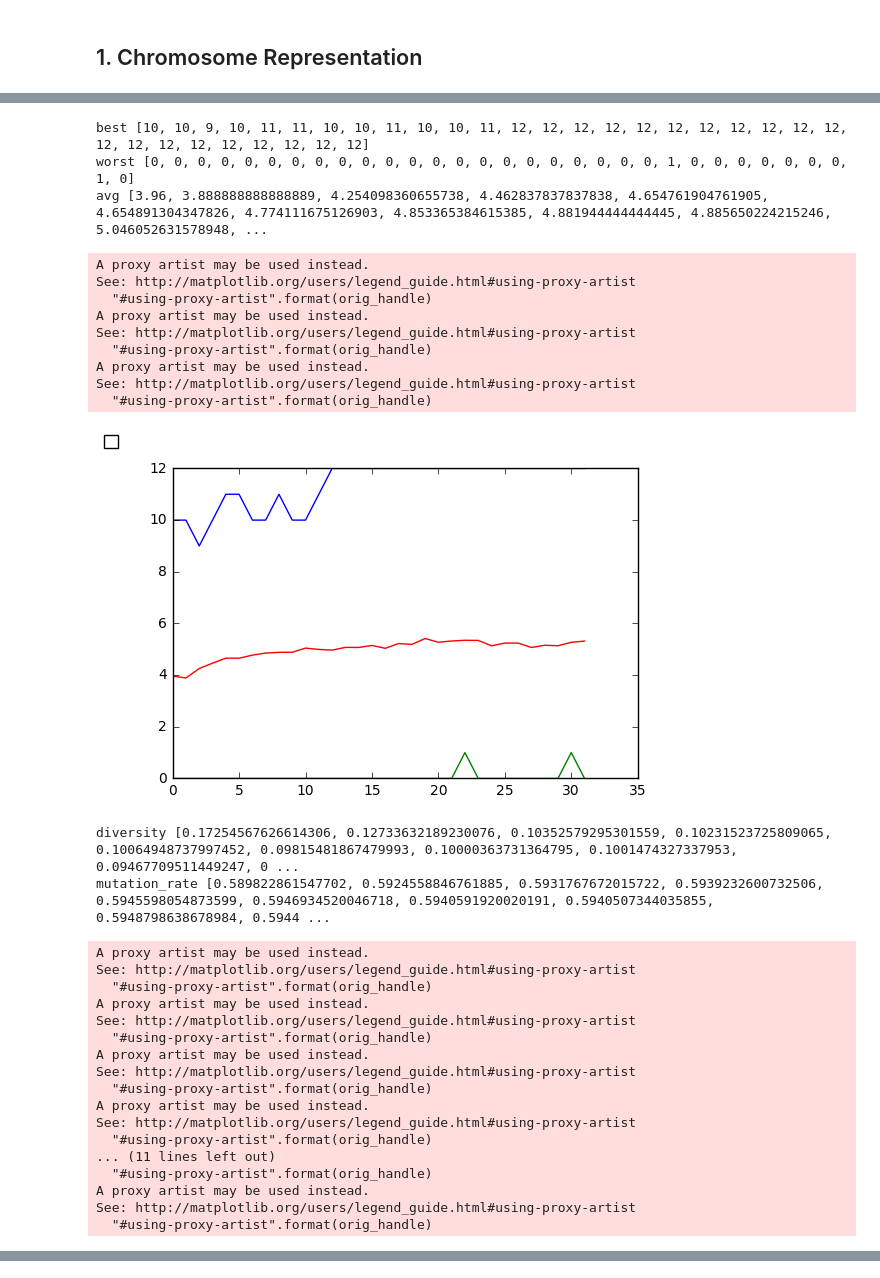
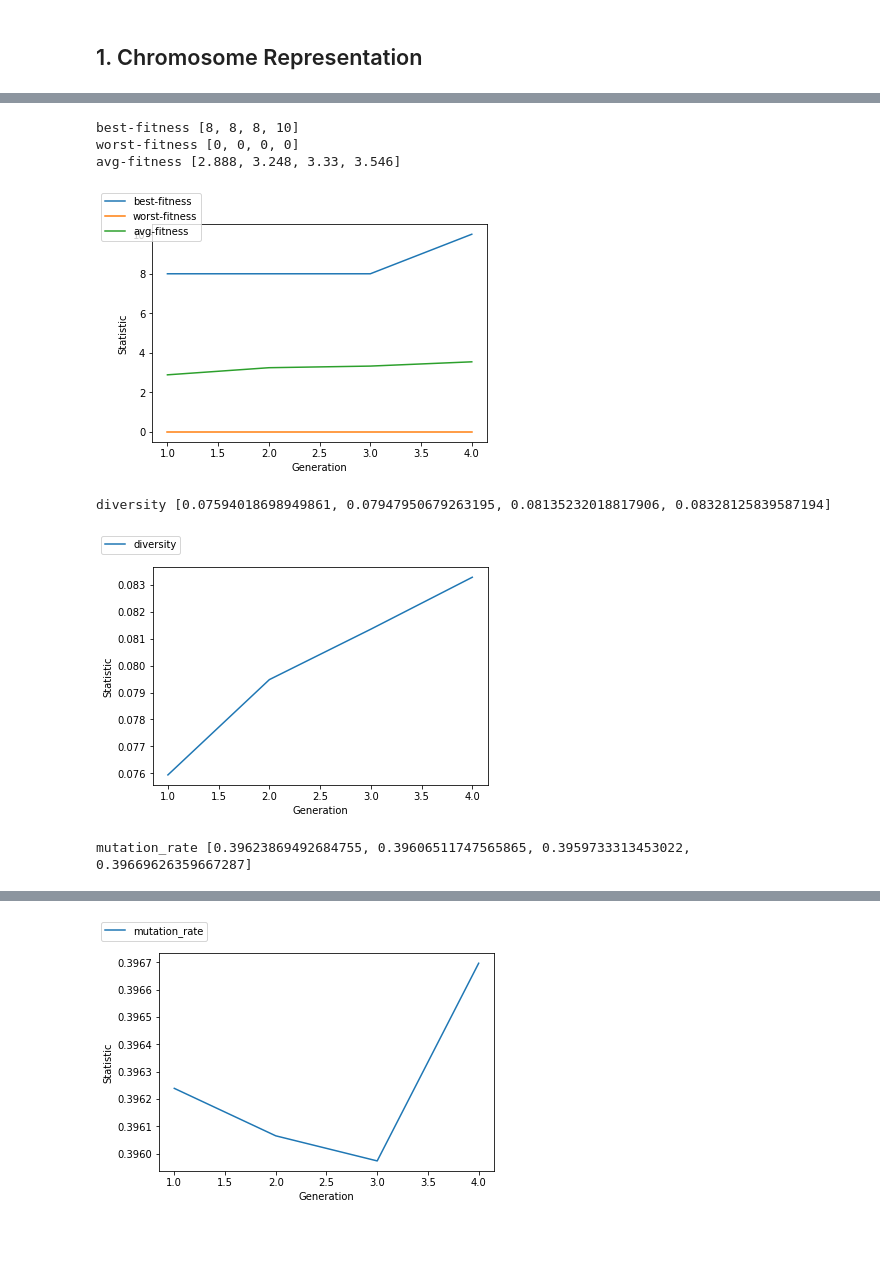
Before and after one commit to dannyi96/pygenetic, a Jupyter notebook: examples/nQueens/nQueens_example.ipynb, the cells around one changed output, grey strips where cells are left out. Saved outputs shown, nothing was run; the diff lists cells and outputs as text; code cells hidden in the pictures; blank space fills up the shorter version.

```diff
--- a/examples/nQueens/nQueens_example.ipynb
+++ b/examples/nQueens/nQueens_example.ipynb
@@ -81,0 +20,4 @@ ga.setFitnessHandler(fitness)
+# %%
+from pygenetic import ChromosomeFactory
+
+factory = ChromosomeFactory.ChromosomeRangeFactory(minValue=0,maxValue=9,noOfGenes=10,duplicates=False)
@@ -81,0 +62,3 @@ ga.setFitnessHandler(fitness)
+# %%
+from pygenetic import GAEngine
+ga = GAEngine.GAEngine(factory,population_size=500,fitness_type=('equal',10),mut_prob = 0.2,cross_prob = 0.8)
@@ -81,0 +94,2 @@ ga.setFitnessHandler(fitness)
+# %%
+ga.addMutationHandler(Utils.MutationHandlers.swap,2)
@@ -106,39 +166,17 @@ here
 - The diversity and mutation rate values over iterations can also be visualized
 # %%
-fig = ga.statistics.plot_statistics(['best','worst','avg'])
+import matplotlib.pyplot as plt
+fig = ga.statistics.plot_statistics(['best-fitness','worst-fitness','avg-fitness'])
 plt.show()
-fig = ga.statistics.plot_statistics(['diversity','mutation_rate'])
+fig = ga.statistics.plot_statistics(['diversity'])
 plt.show()
+fig = ga.statistics.plot_statistics(['mutation_rate'])
+plt.show()
 # %% [output]
-best [10, 10, 9, 10, 11, 11, 10, 10, 11, 10, 10, 11, 12, 12, 12, 12, 12, 12, 12, 12, 12, 12, 12, 12, 12, 12, 12, 12, 12, 12, 12, 12]
-worst [0, 0, 0, 0, 0, 0, 0, 0, 0, 0, 0, 0, 0, 0, 0, 0, 0, 0, 0, 0, 0, 0, 1, 0, 0, 0, 0, 0, 0, 0, 1, 0]
-avg [3.96, 3.888888888888889, 4.254098360655738, 4.462837837837838, 4.654761904761905, 4.654891304347826, 4.774111675126903, 4.853365384615385, 4.881944444444445, 4.885650224215246, 5.046052631578948, ...
+best-fitness [8, 8, 8, 10]
+worst-fitness [0, 0, 0, 0]
+avg-fitness [2.888, 3.248, 3.33, 3.546]
+[figure, new version]
-A proxy artist may be used instead.
-See: http://matplotlib.org/users/legend_guide.html#using-proxy-artist
-  "#using-proxy-artist".format(orig_handle)
-A proxy artist may be used instead.
-See: http://matplotlib.org/users/legend_guide.html#using-proxy-artist
-  "#using-proxy-artist".format(orig_handle)
-A proxy artist may be used instead.
-See: http://matplotlib.org/users/legend_guide.html#using-proxy-artist
-  "#using-proxy-artist".format(orig_handle)
+diversity [0.07594018698949861, 0.07947950679263195, 0.08135232018817906, 0.08328125839587194]
-[figure, old version]
+[figure, new version]
-diversity [0.17254567626614306, 0.12733632189230076, 0.10352579295301559, 0.10231523725809065, 0.10064948737997452, 0.09815481867479993, 0.10000363731364795, 0.1001474327337953, 0.09467709511449247, 0 ...
-mutation_rate [0.589822861547702, 0.5924558846761885, 0.5931767672015722, 0.5939232600732506, 0.5945598054873599, 0.5946934520046718, 0.5940591920020191, 0.5940507344035855, 0.5948798638678984, 0.5944 ...
+mutation_rate [0.39623869492684755, 0.39606511747565865, 0.3959733313453022, 0.39669626359667287]
-A proxy artist may be used instead.
-See: http://matplotlib.org/users/legend_guide.html#using-proxy-artist
-  "#using-proxy-artist".format(orig_handle)
-A proxy artist may be used instead.
-See: http://matplotlib.org/users/legend_guide.html#using-proxy-artist
-  "#using-proxy-artist".format(orig_handle)
-A proxy artist may be used instead.
-See: http://matplotlib.org/users/legend_guide.html#using-proxy-artist
-  "#using-proxy-artist".format(orig_handle)
-A proxy artist may be used instead.
-See: http://matplotlib.org/users/legend_guide.html#using-proxy-artist
-  "#using-proxy-artist".format(orig_handle)
-... (11 lines left out)
-  "#using-proxy-artist".format(orig_handle)
-A proxy artist may be used instead.
-See: http://matplotlib.org/users/legend_guide.html#using-proxy-artist
-  "#using-proxy-artist".format(orig_handle)
@@ -145,0 +183 @@ See: http://matplotlib.org/users/legend_guide.html#using-proxy-artist
+[figure, added]
```
Also changed, not shown: parts of 43 cells of this notebook, 2 other files.
